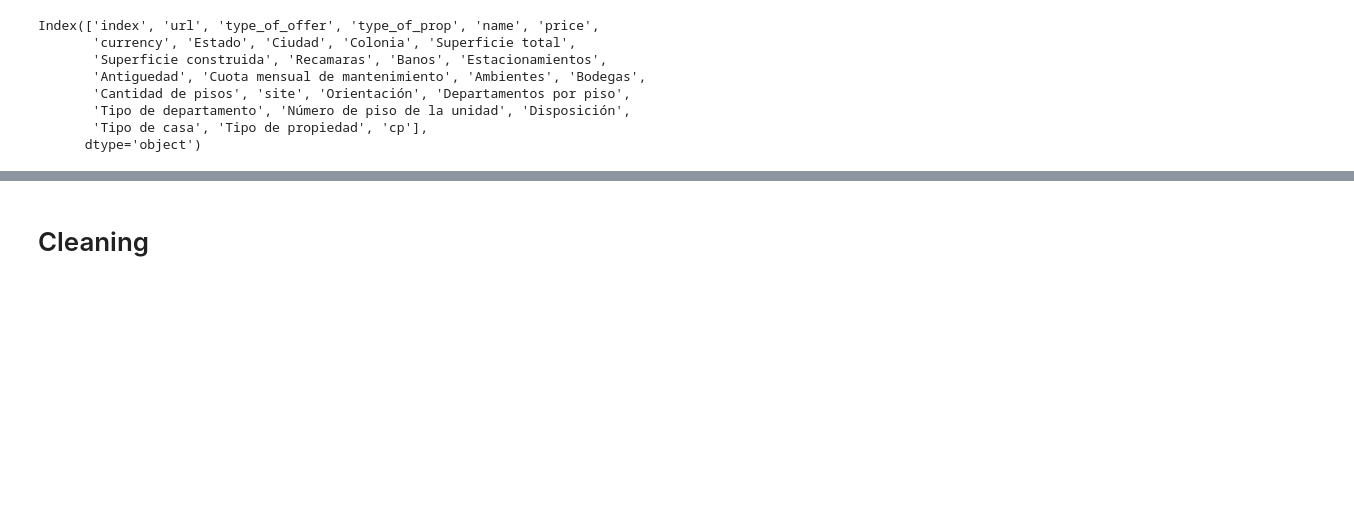
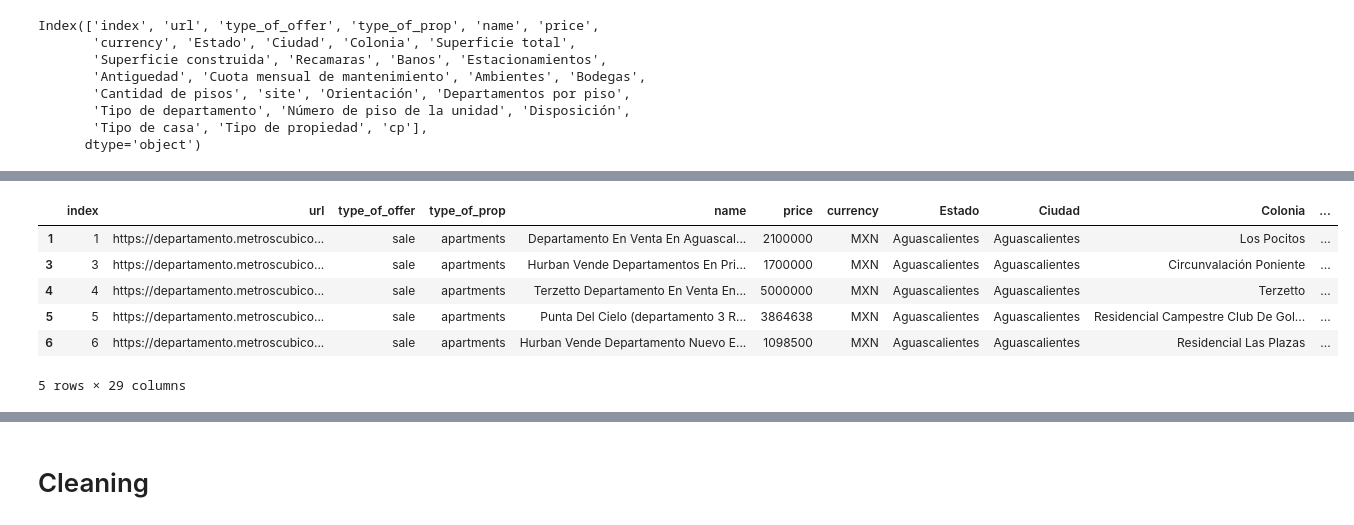
Before and after one commit to andrebestrada/Machine-Learning-Final-Project, a Jupyter notebook: Machine-Learning-Applied/Neural Network/neural_network.ipynb, the cells around one changed output, grey strips where cells are left out. Drawn from its saved outputs; the diff is of its cells as text; code cells hidden in the pictures; blank space fills up the shorter version.

```diff
--- a/Machine-Learning-Applied/Neural Network/neural_network.ipynb
+++ b/Machine-Learning-Applied/Neural Network/neural_network.ipynb
@@ -37,5 +38,13 @@ national_data = national_data[national_data['Superficie total']<300]
 # %%
 # Replace NA's with 0
 
 national_data_clean = national_data.fillna(0)
-# national_data_clean.head()
+national_data_clean.head()
+# %% [output]
+|  | index | url | type_of_offer | type_of_prop | name | price | currency | Estado | Ciudad | Colonia | ... |
+| 1 | 1 | https://departamento.metroscubico... | sale | apartments | Departamento En Venta En Aguascal... | 2100000 | MXN | Aguascalientes | Aguascalientes | Los Pocitos | ... |
+| 3 | 3 | https://departamento.metroscubico... | sale | apartments | Hurban Vende Departamentos En Pri... | 1700000 | MXN | Aguascalientes | Aguascalientes | Circunvalación Poniente | ... |
+| 4 | 4 | https://departamento.metroscubico... | sale | apartments | Terzetto Departamento En Venta En... | 5000000 | MXN | Aguascalientes | Aguascalientes | Terzetto | ... |
+| 5 | 5 | https://departamento.metroscubico... | sale | apartments | Punta Del Cielo (departamento 3 R... | 3864638 | MXN | Aguascalientes | Aguascalientes | Residencial Campestre Club De Gol... | ... |
+| 6 | 6 | https://departamento.metroscubico... | sale | apartments | Hurban Vende Departamento Nuevo E... | 1098500 | MXN | Aguascalientes | Aguascalientes | Residencial Las Plazas | ... |
+5 rows × 29 columns
```
Also changed, not shown: parts of 18 cells of this notebook.
